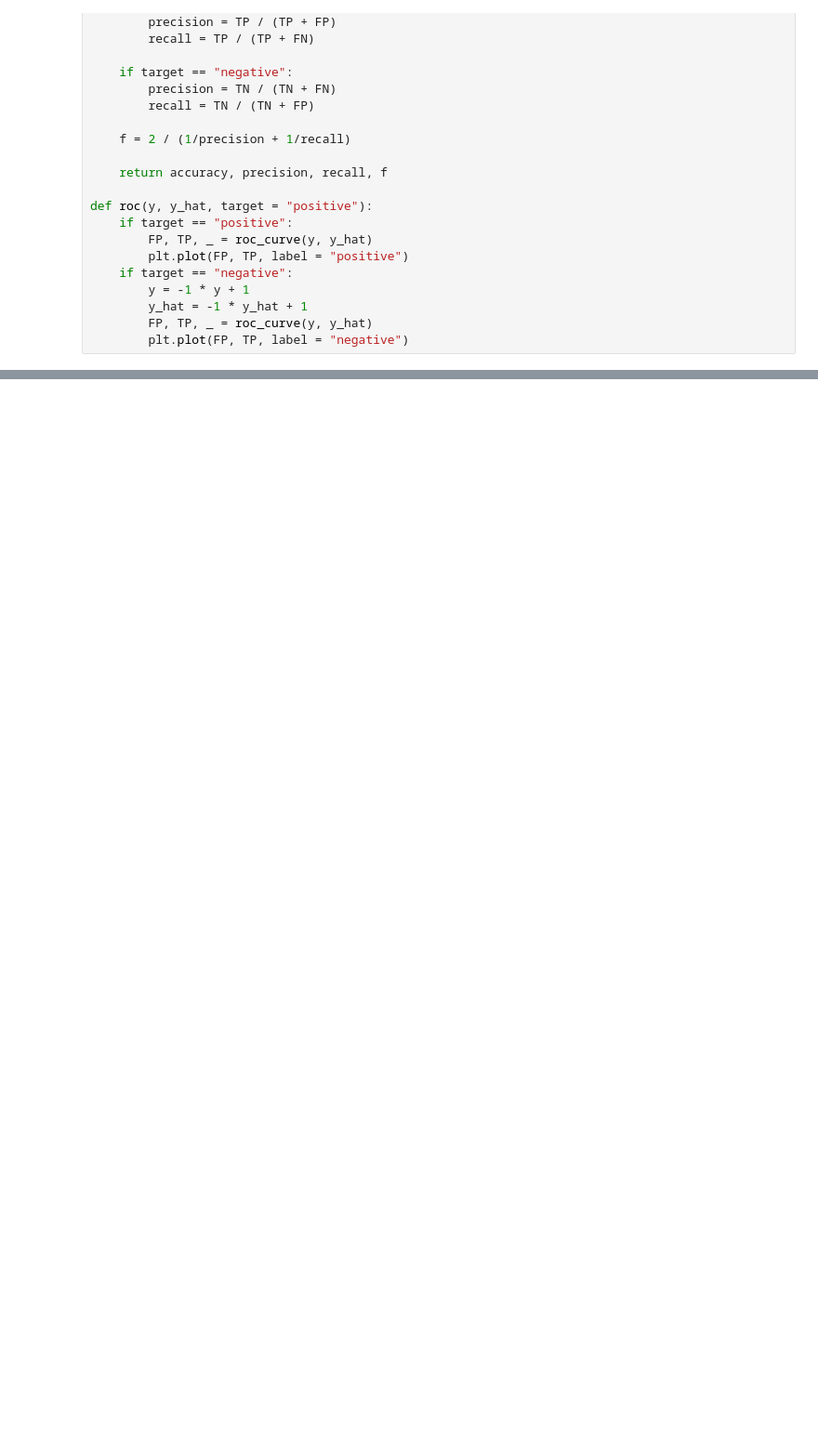
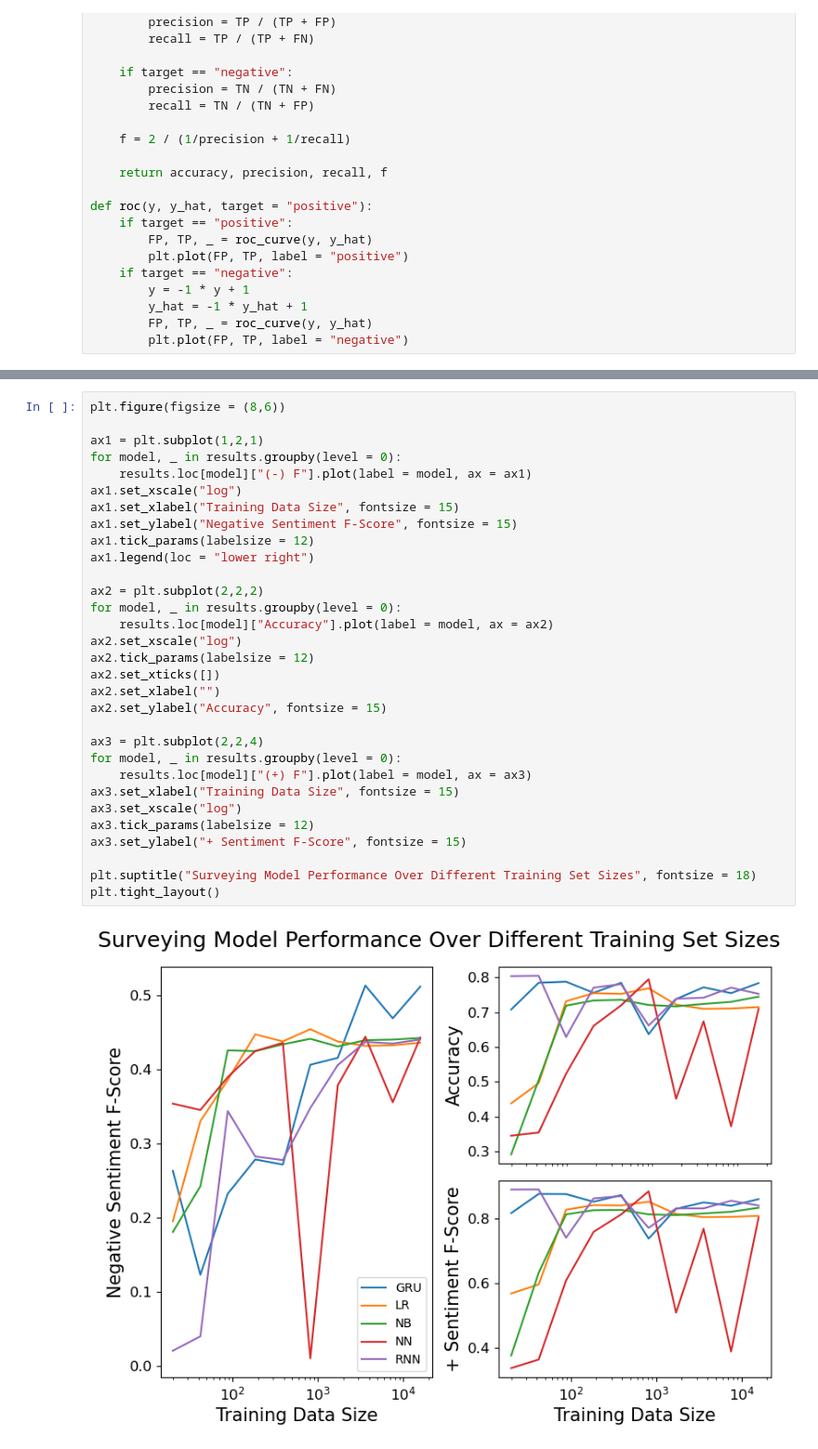
Before and after one commit to evgerritz/amazon-sentiment-analysis, a Jupyter notebook: LING_227_Final_Project_Code.ipynb, the cells around one changed output, grey strips where cells are left out. Shown: that part at 93% size. Cells and saved outputs as stored; diff of their text form; blank space fills up the shorter version.

```diff
--- a/LING_227_Final_Project_Code.ipynb
+++ b/LING_227_Final_Project_Code.ipynb
@@ -261,0 +389,33 @@ Negative Metrics:
+# %%
+plt.figure(figsize = (8,6))
+
+ax1 = plt.subplot(1,2,1)
+for model, _ in results.groupby(level = 0):
+    results.loc[model]["(-) F"].plot(label = model, ax = ax1)
+ax1.set_xscale("log")
+ax1.set_xlabel("Training Data Size", fontsize = 15)
+ax1.set_ylabel("Negative Sentiment F-Score", fontsize = 15)
+ax1.tick_params(labelsize = 12)
+ax1.legend(loc = "lower right")
+
+ax2 = plt.subplot(2,2,2)
+for model, _ in results.groupby(level = 0):
+    results.loc[model]["Accuracy"].plot(label = model, ax = ax2)
+ax2.set_xscale("log")
+ax2.tick_params(labelsize = 12)
+ax2.set_xticks([])
+ax2.set_xlabel("")
+ax2.set_ylabel("Accuracy", fontsize = 15)
+
+ax3 = plt.subplot(2,2,4)
+for model, _ in results.groupby(level = 0):
+    results.loc[model]["(+) F"].plot(label = model, ax = ax3)
+ax3.set_xlabel("Training Data Size", fontsize = 15)
+ax3.set_xscale("log")
+ax3.tick_params(labelsize = 12)
+ax3.set_ylabel("+ Sentiment F-Score", fontsize = 15)
+
+plt.suptitle("Surveying Model Performance Over Different Training Set Sizes", fontsize = 18)
+plt.tight_layout()
+# %% [output]
+[figure, added]
```
Also changed, not shown: parts of 55 cells of this notebook, 2 other files.
